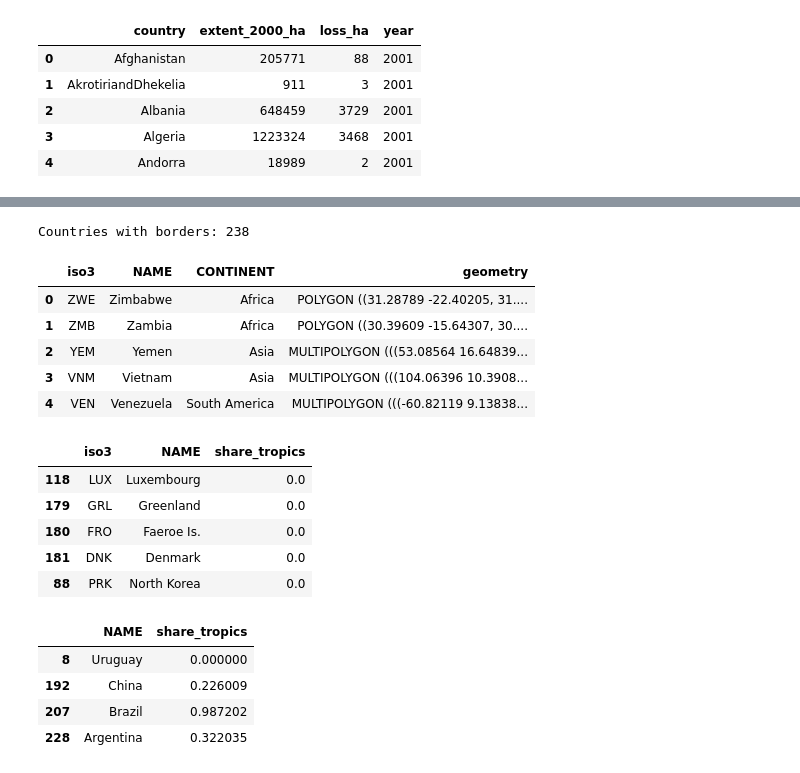
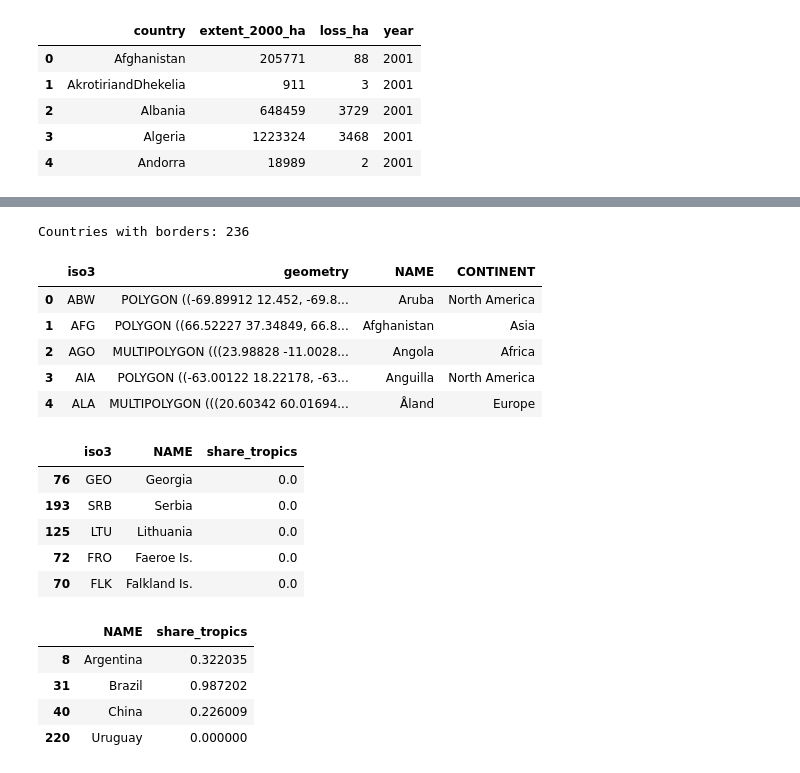
Before and after one commit to AndrewEberhardt/DataScienceProject, a Jupyter notebook: notebooks/1-Forest-Loss.ipynb, the cells around one changed output, grey strips where cells are left out. Drawn from its saved outputs; the diff is of its cells as text; code cells hidden in the pictures.

```diff
--- a/notebooks/1-Forest-Loss.ipynb
+++ b/notebooks/1-Forest-Loss.ipynb
@@ -190,25 +196,28 @@ MIN_EXTENT_HA = 1e6
 # %%
 import geopandas as gpd
 from shapely.geometry import box
 
 url_borders = ("https://raw.githubusercontent.com/nvkelso/natural-earth-vector/"
                "master/geojson/ne_50m_admin_0_countries.geojson")
 world = gpd.read_file(url_borders)
 
 world = world[["ISO_A3_EH", "NAME", "CONTINENT", "geometry"]]
 world = world.rename(columns={"ISO_A3_EH": "iso3"})
 world = world[world["iso3"] != "-99"].reset_index(drop=True)
+# Some codes have several shapes (AUS = Australia + Indian Ocean Ter. + Ashmore and Cartier Is.),
+# merge them so that each iso3 appears once and the merge with df does not duplicate rows
+world = world.dissolve(by="iso3", aggfunc="first", as_index=False)
 
 print("Countries with borders:", len(world))
 world.head()
 # %% [output]
-Countries with borders: 238
+Countries with borders: 236
-|  | iso3 | NAME | CONTINENT | geometry |
-| 0 | ZWE | Zimbabwe | Africa | POLYGON ((31.28789 -22.40205, 31.... |
-| 1 | ZMB | Zambia | Africa | POLYGON ((30.39609 -15.64307, 30.... |
-| 2 | YEM | Yemen | Asia | MULTIPOLYGON (((53.08564 16.64839... |
-| 3 | VNM | Vietnam | Asia | MULTIPOLYGON (((104.06396 10.3908... |
-| 4 | VEN | Venezuela | South America | MULTIPOLYGON (((-60.82119 9.13838... |
+|  | iso3 | geometry | NAME | CONTINENT |
+| 0 | ABW | POLYGON ((-69.89912 12.452, -69.8... | Aruba | North America |
+| 1 | AFG | POLYGON ((66.52227 37.34849, 66.8... | Afghanistan | Asia |
+| 2 | AGO | MULTIPOLYGON (((23.98828 -11.0028... | Angola | Africa |
+| 3 | AIA | POLYGON ((-63.00122 18.22178, -63... | Anguilla | North America |
+| 4 | ALA | MULTIPOLYGON (((20.60342 60.01694... | Åland | Europe |
 # %%
 world_eq = world.to_crs("ESRI:54034")
 band = gpd.GeoSeries([box(-180, -LAT_LIMIT, 180, LAT_LIMIT)], crs="EPSG:4326")
@@ -220,16 +229,16 @@ world["share_tropics"] = (world_eq.geometry.clip_by_rect(*band.bounds).area / wo
 world.sort_values("share_tropics")[["iso3","NAME", "share_tropics"]].head()
 # %% [output]
 |  | iso3 | NAME | share_tropics |
-| 118 | LUX | Luxembourg | 0.0 |
-| 179 | GRL | Greenland | 0.0 |
-| 180 | FRO | Faeroe Is. | 0.0 |
-| 181 | DNK | Denmark | 0.0 |
-| 88 | PRK | North Korea | 0.0 |
+| 76 | GEO | Georgia | 0.0 |
+| 193 | SRB | Serbia | 0.0 |
+| 125 | LTU | Lithuania | 0.0 |
+| 72 | FRO | Faeroe Is. | 0.0 |
+| 70 | FLK | Falkland Is. | 0.0 |
 # %%
 world.loc[world['iso3'].isin(['BRA', 'ARG', 'CHN', 'URY']), ['NAME', 'share_tropics']]
 # %% [output]
 |  | NAME | share_tropics |
-| 8 | Uruguay | 0.000000 |
-| 192 | China | 0.226009 |
-| 207 | Brazil | 0.987202 |
-| 228 | Argentina | 0.322035 |
+| 8 | Argentina | 0.322035 |
+| 31 | Brazil | 0.987202 |
+| 40 | China | 0.226009 |
+| 220 | Uruguay | 0.000000 |
```
Also changed, not shown: parts of 34 cells of this notebook.
